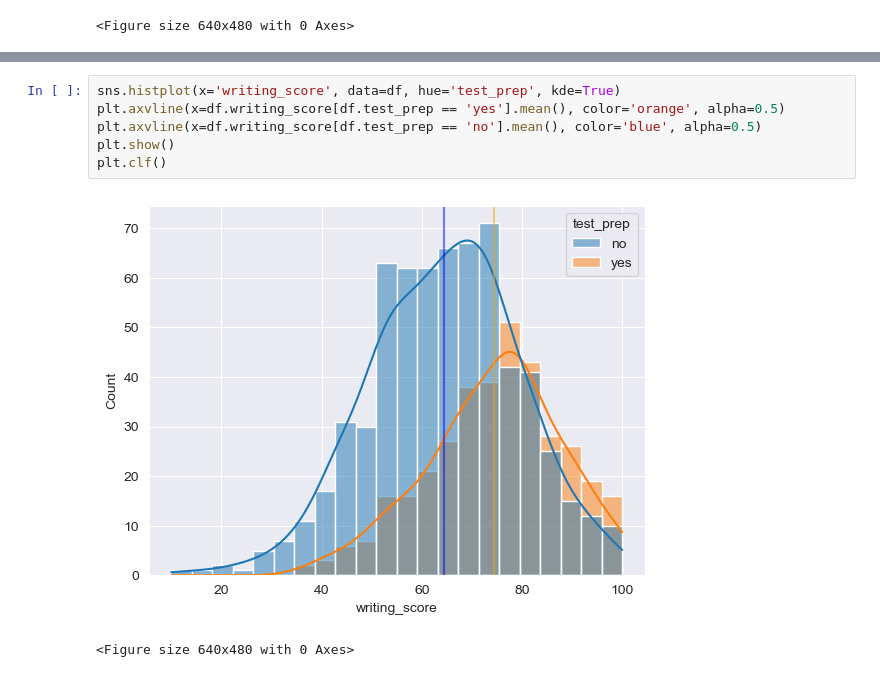
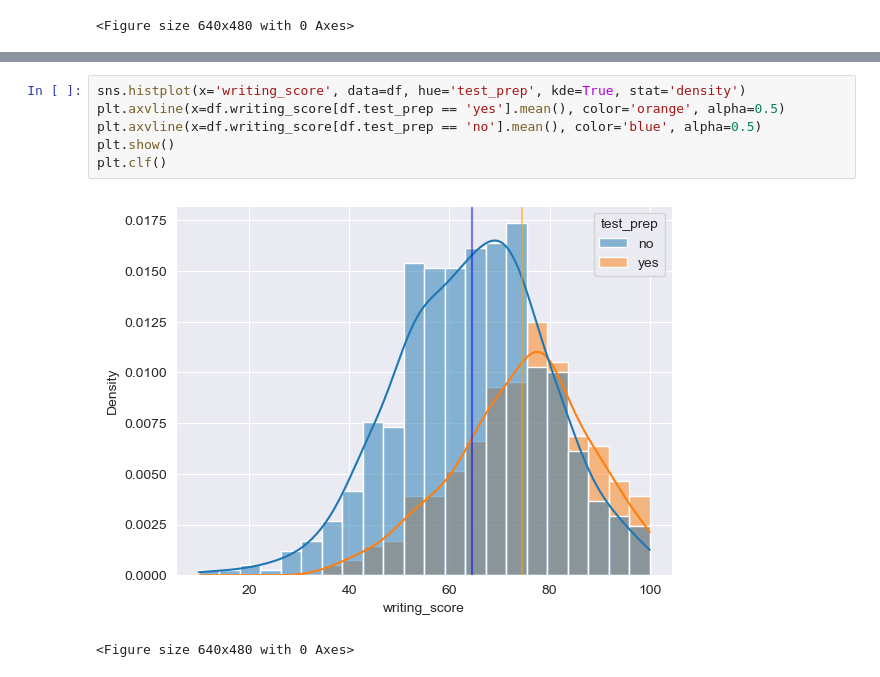
Before and after one commit to ajgafford/Student-Exam-Performance, a Jupyter notebook: Student-Exam-Performance-Analysis.ipynb, the cells around one changed output, grey strips where cells are left out. Drawn from its saved outputs; the diff is of its cells as text.

```diff
--- a/Student-Exam-Performance-Analysis.ipynb
+++ b/Student-Exam-Performance-Analysis.ipynb
@@ -654,9 +671,9 @@ plt.clf()
 # %%
-sns.histplot(x='writing_score', data=df, hue='test_prep', kde=True)
+sns.histplot(x='writing_score', data=df, hue='test_prep', kde=True, stat='density')
 plt.axvline(x=df.writing_score[df.test_prep == 'yes'].mean(), color='orange', alpha=0.5)
 plt.axvline(x=df.writing_score[df.test_prep == 'no'].mean(), color='blue', alpha=0.5)
 plt.show()
 plt.clf()
 # %% [output]
-[figure, old version]
+[figure, new version]
 <Figure size 640x480 with 0 Axes>
```
Also changed, not shown: parts of 13 cells of this notebook.
